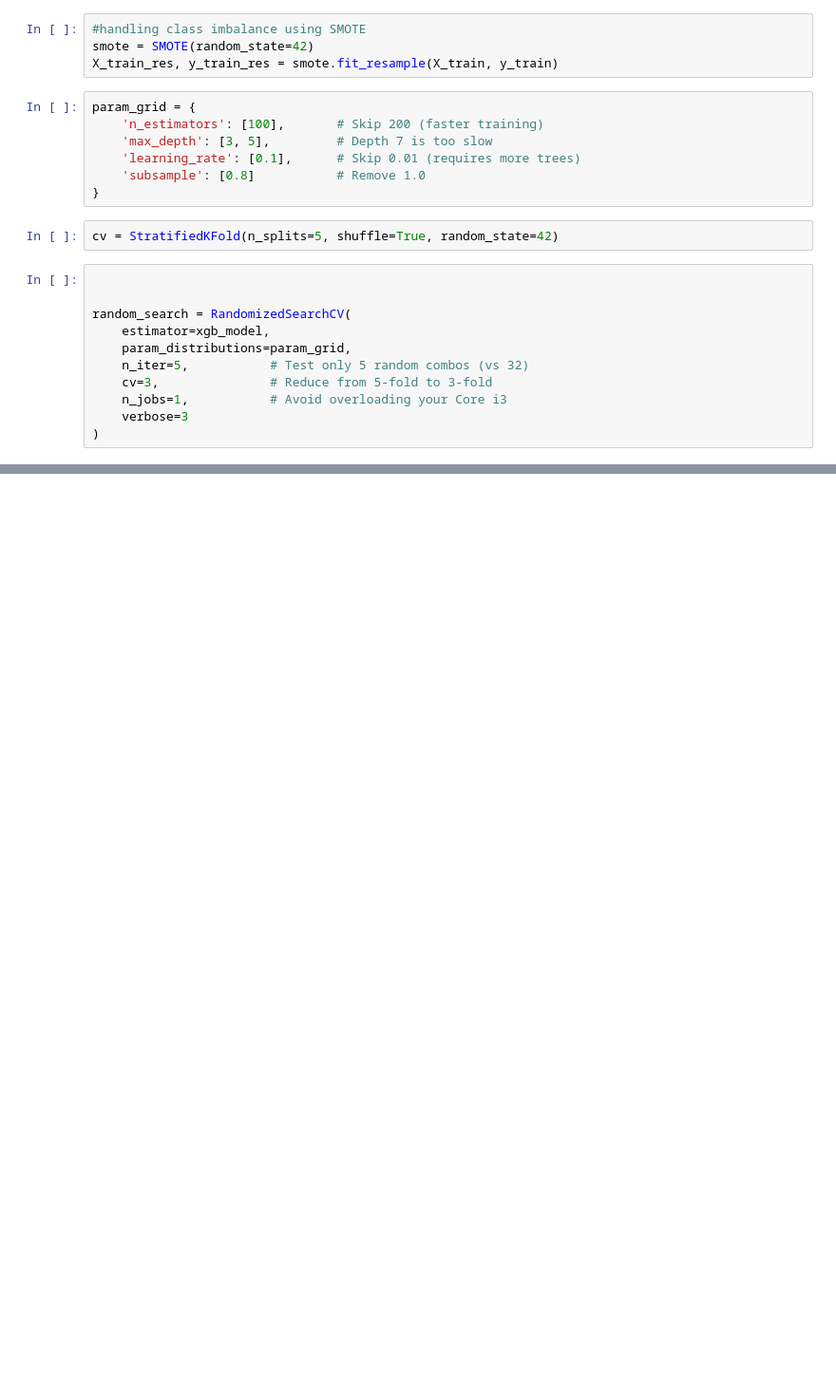
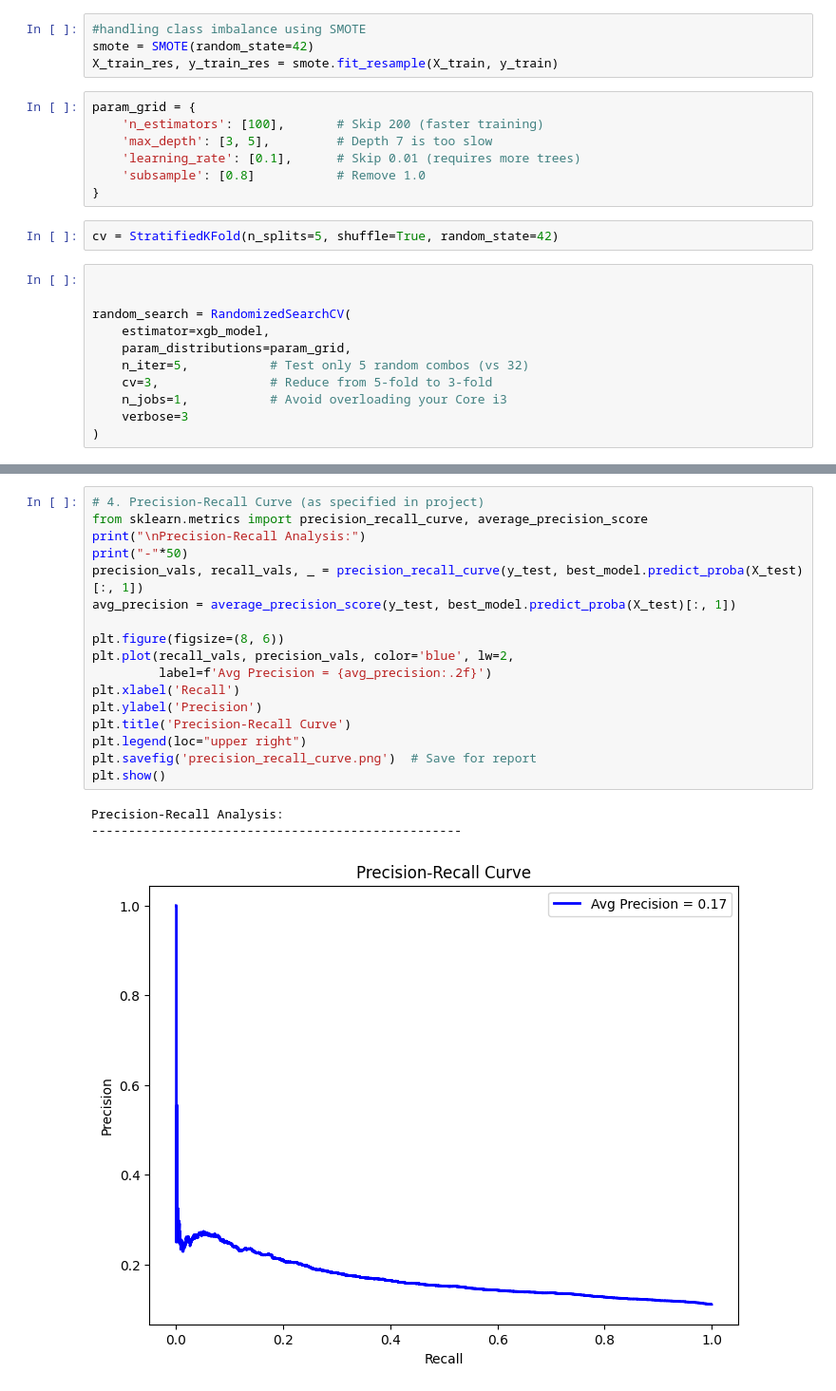
Before and after one commit to WandilePhinzi/ITRI-616-Machine-Learning-Model-Semester-Project, a Jupyter notebook: Training XGBoost.ipynb, the cells around one changed output, grey strips where cells are left out. Shown: that part at 95% size. Saved outputs shown, nothing was run; the diff lists cells and outputs as text; blank space fills up the shorter version.

```diff
--- a/Training XGBoost.ipynb
+++ b/Training XGBoost.ipynb
@@ -95,0 +205,21 @@ best_model = grid_search.best_estimator_
+# %%
+# 4. Precision-Recall Curve (as specified in project)
+from sklearn.metrics import precision_recall_curve, average_precision_score
+print("\nPrecision-Recall Analysis:")
+print("-"*50)
+precision_vals, recall_vals, _ = precision_recall_curve(y_test, best_model.predict_proba(X_test)[:, 1])
+avg_precision = average_precision_score(y_test, best_model.predict_proba(X_test)[:, 1])
+
+plt.figure(figsize=(8, 6))
+plt.plot(recall_vals, precision_vals, color='blue', lw=2,
+         label=f'Avg Precision = {avg_precision:.2f}')
+plt.xlabel('Recall')
+plt.ylabel('Precision')
+plt.title('Precision-Recall Curve')
+plt.legend(loc="upper right")
+plt.savefig('precision_recall_curve.png')  # Save for report
+plt.show()
+# %% [output]
+Precision-Recall Analysis:
+--------------------------------------------------
+[figure, added]
```
Also changed, not shown: parts of 16 cells of this notebook, 1 other file.
